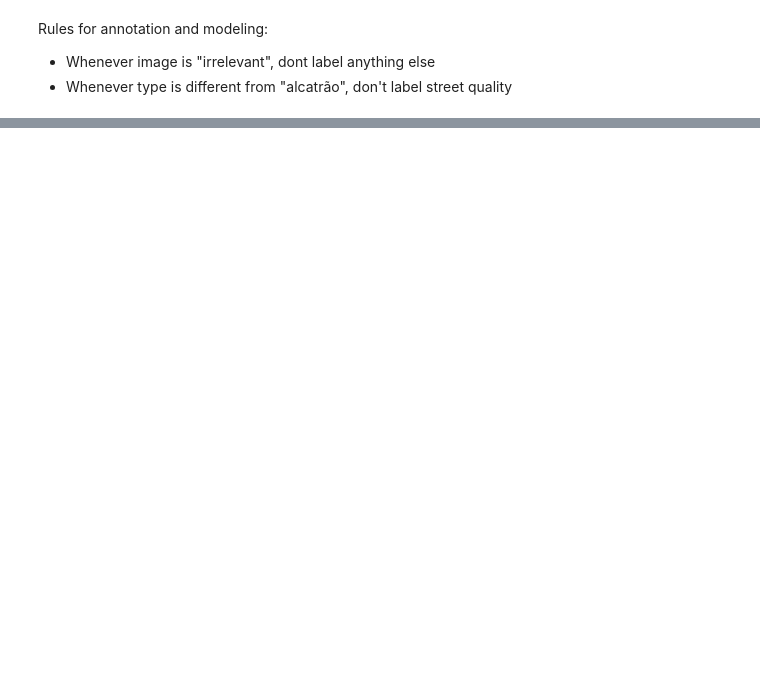
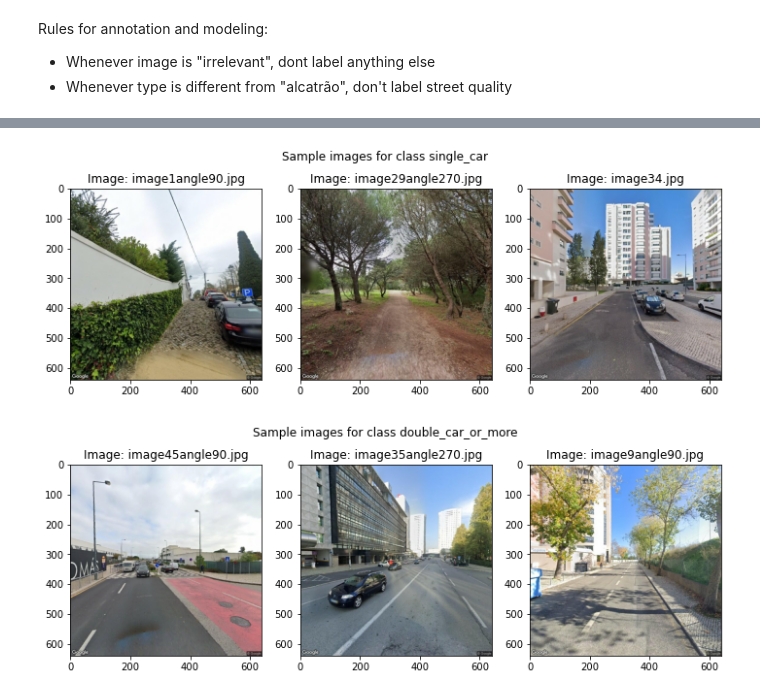
Before and after one commit to TiagoFilipeSousaGoncalves/wdl-tech-moguls, a Jupyter notebook: stage-3/Deliverable.ipynb, the cells around one changed output, grey strips where cells are left out. Drawn from its saved outputs; the diff is of its cells as text; code cells hidden in the pictures; blank space fills up the shorter version.

```diff
--- a/stage-3/Deliverable.ipynb
+++ b/stage-3/Deliverable.ipynb
@@ -46,0 +99,6 @@ annotations.head(3)
+# %%
+make_plot(annotations[annotations['single_car'] == 1], 'single_car')
+make_plot(annotations[annotations['single_car'] == 0], 'double_car_or_more')
+# %% [output]
+[figure, added]
+[figure, added]
```
Also changed, not shown: parts of 7 cells of this notebook, 1 other file.
